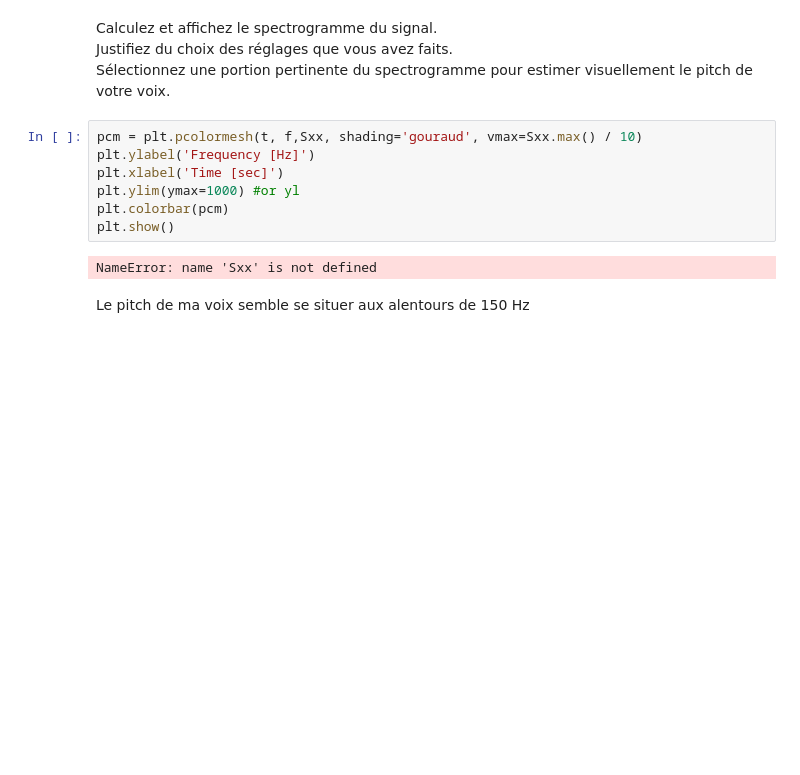
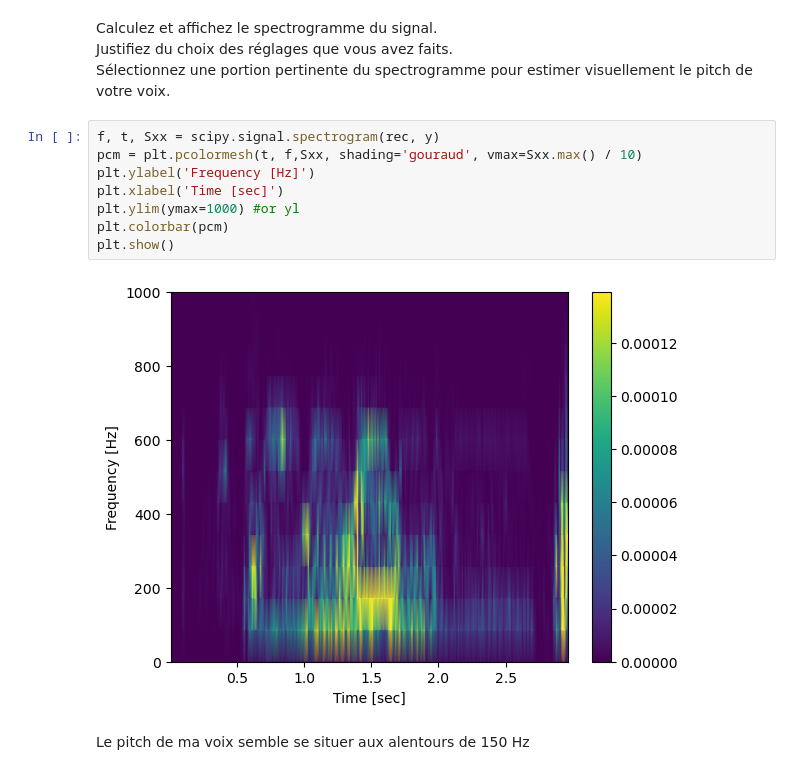
Before and after one commit to ArnaudGardille/Deep-Learning-Signal, a Jupyter notebook: dls_tp1.ipynb, the cells around one changed output. Saved outputs shown, nothing was run; the diff lists cells and outputs as text; blank space fills up the shorter version.

```diff
--- a/dls_tp1.ipynb
+++ b/dls_tp1.ipynb
@@ -90,14 +90,15 @@ Calculez et affichez le spectrogramme du signal. <br>
 Justifiez du choix des réglages que vous avez faits. <br>
 Sélectionnez une portion pertinente du spectrogramme pour estimer visuellement le pitch de votre voix.
 # %%
+f, t, Sxx = scipy.signal.spectrogram(rec, y)
 pcm = plt.pcolormesh(t, f,Sxx, shading='gouraud', vmax=Sxx.max() / 10)
 plt.ylabel('Frequency [Hz]')
 plt.xlabel('Time [sec]')
 plt.ylim(ymax=1000) #or yl
 plt.colorbar(pcm)
 plt.show()
 # %% [output]
-NameError: name 'Sxx' is not defined
+[figure, added]
 # %% [markdown]
 Le pitch de ma voix semble se situer aux alentours de 150 Hz
 # %% [markdown]
```
Also changed, not shown: parts of 1 cell of this notebook.
